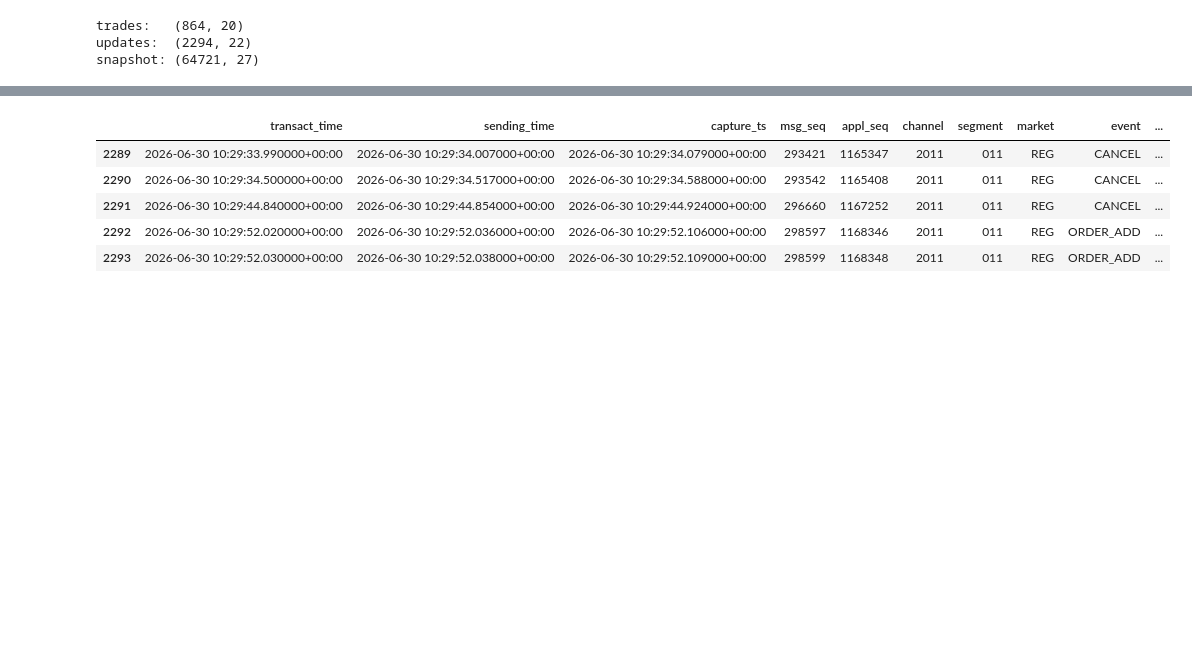
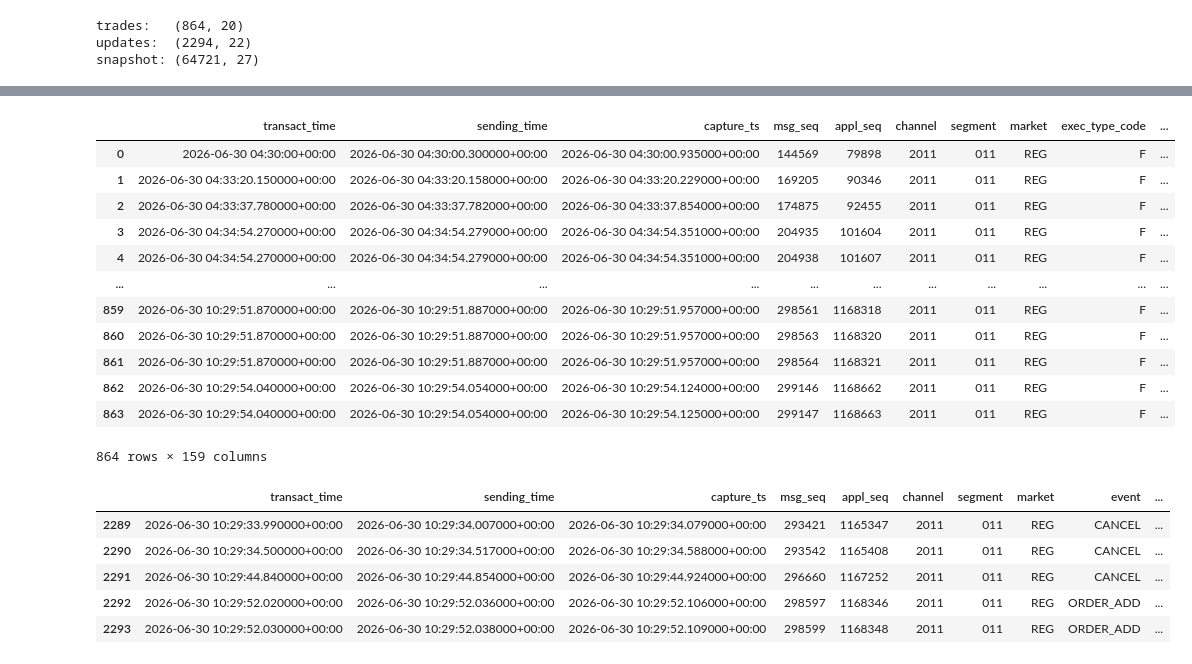
Before and after one commit to shazzzak/HFT_Pk_Codex, a Jupyter notebook: Backtest.ipynb, the cells around one changed output, grey strips where cells are left out. Drawn from its saved outputs; the diff is of its cells as text; code cells hidden in the pictures; blank space fills up the shorter version.

```diff
--- a/Backtest.ipynb
+++ b/Backtest.ipynb
@@ -269,0 +281,40 @@ book_states = pd.DataFrame(states)
+# %%
+# ---------------------------------------------------------------------------
+# Query the book at any moment.
+#   clock="ts_know" (default): no-lookahead — the latest state you had
+#                              RECEIVED by time t. Use this for the strategy.
+#   clock="ts_exch":           exchange truth — for diagnostics/plots only.
+# t can be an int (ms since epoch) or anything pd.Timestamp understands.
+# ---------------------------------------------------------------------------
+def book_at(t, clock="ts_know"):
+    if not isinstance(t, (int, np.integer)):
+        t = pd.Timestamp(t, tz="UTC").value // 1_000_000
+    col = book_states[clock].to_numpy()
+    i = np.searchsorted(col, t, side="right") - 1     # last state at/before t
+    if i < 0:
+        return None                                    # before first event
+    return book_states.iloc[i]
+
+# Examples:
+print(book_at("2026-06-30 05:00:00"))                 # book you knew at 05:00 UTC
+# bulk version for a whole trades frame:
+
+"""
+sim = pd.merge_asof(df_trades.sort_values("ts_cap"),
+                    book_states.sort_values("ts_know"),
+                    left_on="ts_cap", right_on="ts_know",
+                    direction="backward", suffixes=("", "_book"))
+"""
+# `allow_exact_matches=False` (strict <)
+# this does not have lookhead bias?
+"""
+Is ≤ actually "lookahead"? Only in the self-inclusion sense, and only because book_states rows are post-event states that share the trade's timestamp. It's not lookahead in the classic "reading tomorrow's price" sense — it's using the concurrent event's outcome. But for a "pre-trade book" question it's still contamination, and the fix is the same: <.
+
+Where the conservatism actually bites — and where it doesn't: with ts_know on the right side, strict < denies you any event sharing the trade's exact millisecond. Given millisecond precision and clustered events, that occasionally drops a state you plausibly had. It matters only if you're modeling sub-millisecond reactions — which your ms-truncated feed can't support regardless. At the decision latencies a PSX market-making strategy realistically runs at (tens of ms and up), the dropped ≤1ms is noise.
+
+Bottom line: for the trades-vs-book join, strict < is both bias-free and correctly conservative. Keep allow_exact_matches=False.
+"""
+sim = pd.merge_asof(df_trades.sort_values("ts_cap"),
+                    book_states.sort_values("ts_know"),
+                    left_on="ts_cap", right_on="ts_know",
+                    direction="backward", allow_exact_matches=False, suffixes=("", "_book"))
@@ -270,3 +334,19 @@ book_states = pd.DataFrame(states)
+# %%
+sim
+# %% [output]
+|  | transact_time | sending_time | capture_ts | msg_seq | appl_seq | channel | segment | market | exec_type_code | ... |
+| 0 | 2026-06-30 04:30:00+00:00 | 2026-06-30 04:30:00.300000+00:00 | 2026-06-30 04:30:00.935000+00:00 | 144569 | 79898 | 2011 | 011 | REG | F | ... |
+| 1 | 2026-06-30 04:33:20.150000+00:00 | 2026-06-30 04:33:20.158000+00:00 | 2026-06-30 04:33:20.229000+00:00 | 169205 | 90346 | 2011 | 011 | REG | F | ... |
+| 2 | 2026-06-30 04:33:37.780000+00:00 | 2026-06-30 04:33:37.782000+00:00 | 2026-06-30 04:33:37.854000+00:00 | 174875 | 92455 | 2011 | 011 | REG | F | ... |
+| 3 | 2026-06-30 04:34:54.270000+00:00 | 2026-06-30 04:34:54.279000+00:00 | 2026-06-30 04:34:54.351000+00:00 | 204935 | 101604 | 2011 | 011 | REG | F | ... |
+| 4 | 2026-06-30 04:34:54.270000+00:00 | 2026-06-30 04:34:54.279000+00:00 | 2026-06-30 04:34:54.351000+00:00 | 204938 | 101607 | 2011 | 011 | REG | F | ... |
+| ... | ... | ... | ... | ... | ... | ... | ... | ... | ... | ... |
+| 859 | 2026-06-30 10:29:51.870000+00:00 | 2026-06-30 10:29:51.887000+00:00 | 2026-06-30 10:29:51.957000+00:00 | 298561 | 1168318 | 2011 | 011 | REG | F | ... |
+| 860 | 2026-06-30 10:29:51.870000+00:00 | 2026-06-30 10:29:51.887000+00:00 | 2026-06-30 10:29:51.957000+00:00 | 298563 | 1168320 | 2011 | 011 | REG | F | ... |
+| 861 | 2026-06-30 10:29:51.870000+00:00 | 2026-06-30 10:29:51.887000+00:00 | 2026-06-30 10:29:51.957000+00:00 | 298564 | 1168321 | 2011 | 011 | REG | F | ... |
+| 862 | 2026-06-30 10:29:54.040000+00:00 | 2026-06-30 10:29:54.054000+00:00 | 2026-06-30 10:29:54.124000+00:00 | 299146 | 1168662 | 2011 | 011 | REG | F | ... |
+| 863 | 2026-06-30 10:29:54.040000+00:00 | 2026-06-30 10:29:54.054000+00:00 | 2026-06-30 10:29:54.125000+00:00 | 299147 | 1168663 | 2011 | 011 | REG | F | ... |
+864 rows × 159 columns
 # %%
 df_updates.tail()
 # %% [output]
```
Also changed, not shown: parts of 7 cells of this notebook.
